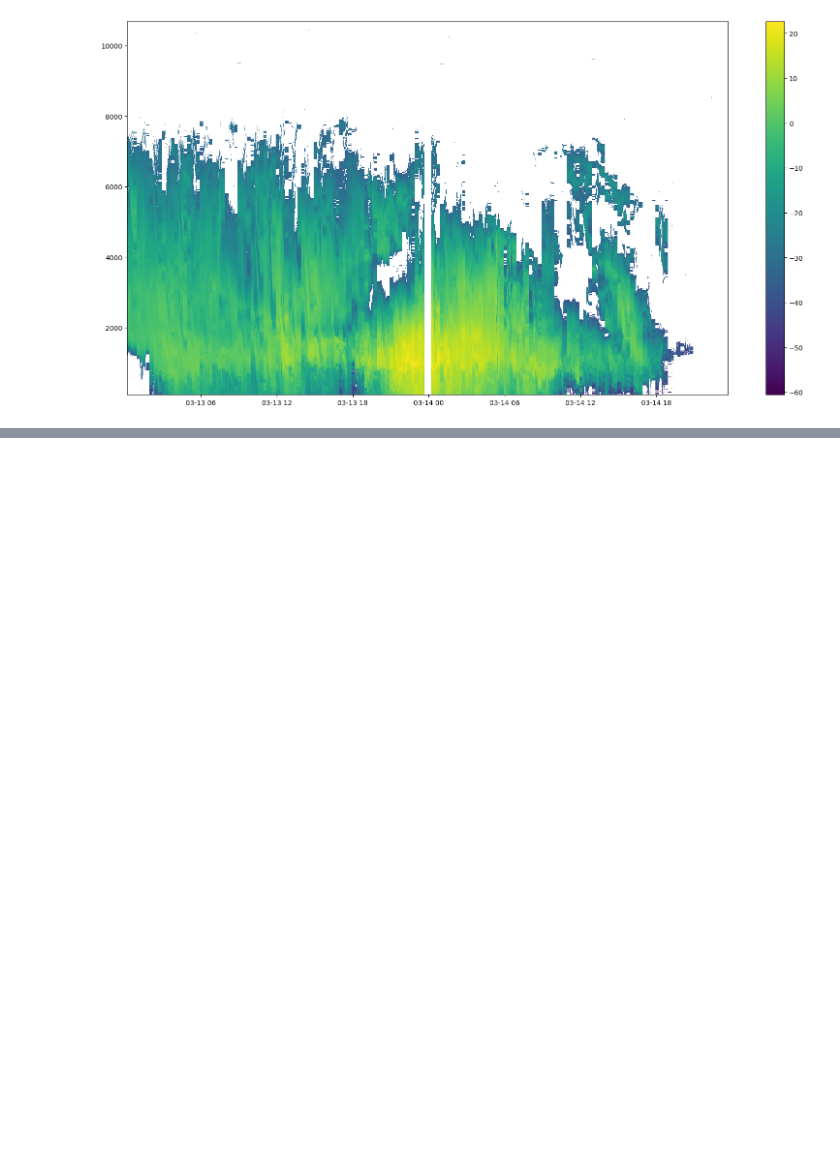
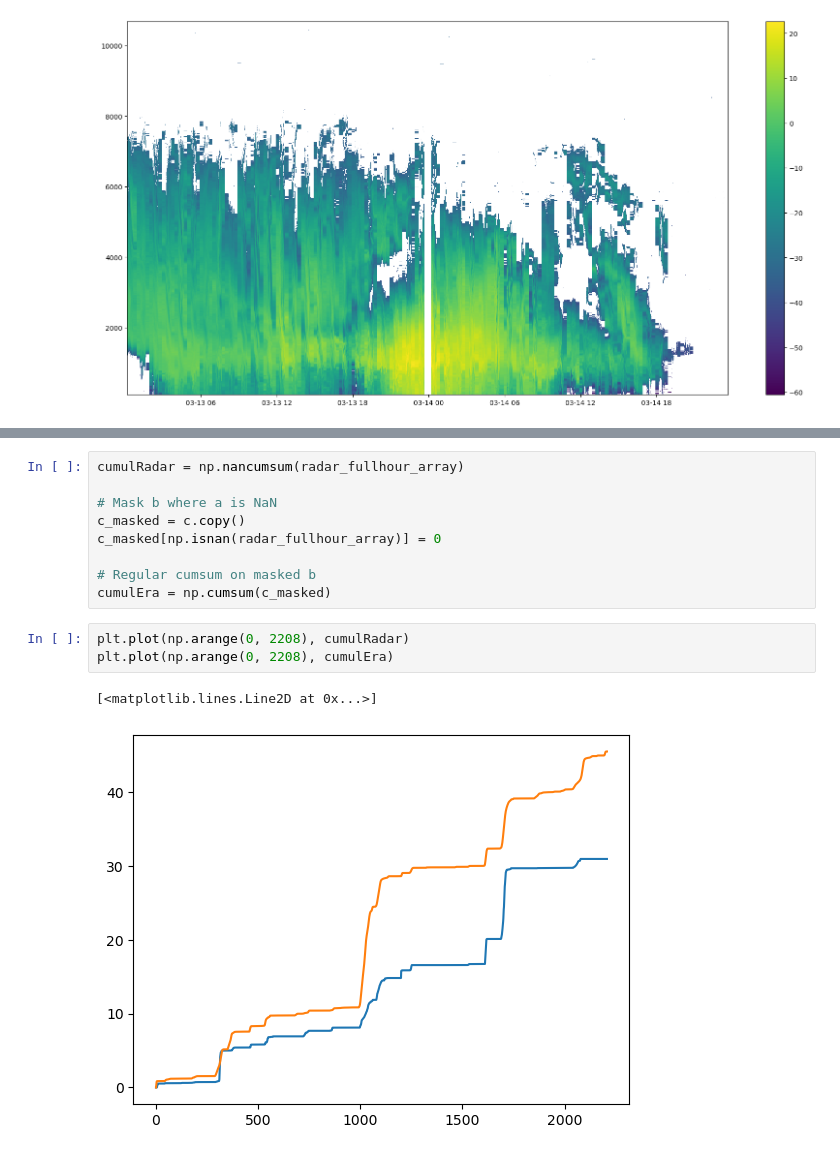
Before and after one commit to Troll-Observing-Network/neumayer-snowfall, a Jupyter notebook: TrollMarchAccum.ipynb, the cells around one changed output, grey strips where cells are left out. Cells and saved outputs as stored; diff of their text form; blank space fills up the shorter version.

Commit message:
cumulative accumulation

```diff
--- a/TrollMarchAccum.ipynb
+++ b/TrollMarchAccum.ipynb
@@ -839,0 +846,15 @@ ax2.legend(fontsize=20)
+# %%
+cumulRadar = np.nancumsum(radar_fullhour_array)
+
+# Mask b where a is NaN
+c_masked = c.copy()
+c_masked[np.isnan(radar_fullhour_array)] = 0
+
+# Regular cumsum on masked b
+cumulEra = np.cumsum(c_masked)
+# %%
+plt.plot(np.arange(0, 2208), cumulRadar)
+plt.plot(np.arange(0, 2208), cumulEra)
+# %% [output]
+[<matplotlib.lines.Line2D at 0x...>]
+[figure, added]
```
Also changed, not shown: parts of 7 cells of this notebook, 3 other files.
